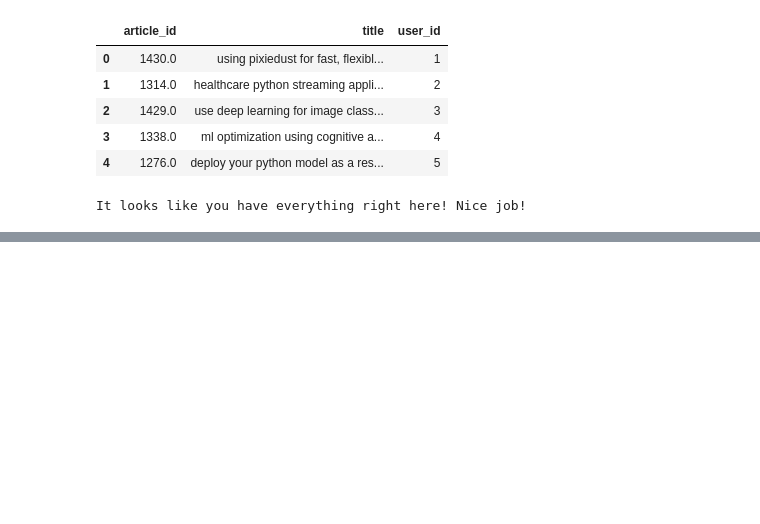
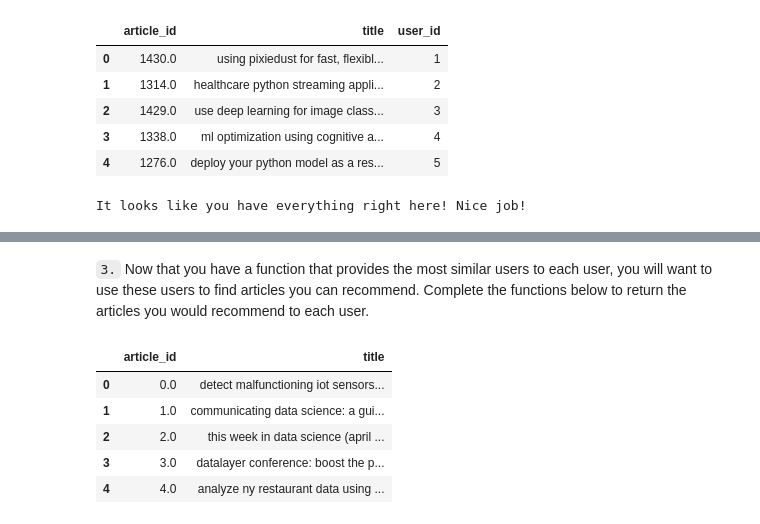
Before and after one commit to LarsTinnefeld/Recommendations_with_IBM, a Jupyter notebook: recomm_with_ibm.ipynb, the cells around one changed output, grey strips where cells are left out. Saved outputs shown, nothing was run; the diff lists cells and outputs as text; code cells hidden in the pictures; blank space fills up the shorter version.

```diff
--- a/recomm_with_ibm.ipynb
+++ b/recomm_with_ibm.ipynb
@@ -446,0 +595,24 @@ IndexError: index 0 is out of bounds for axis 0 with size 0
+# %% [markdown]
+`3.` Now that you have a function that provides the most similar users to each user, you will want to use these users to find articles you can recommend.  Complete the functions below to return the articles you would recommend to each user.
+# %%
+# Creating articles df
+df_articles = df_content[['article_id', 'doc_full_name']]
+df_articles.rename(columns={'doc_full_name': 'title'}, inplace=True)
+
+# Combining the two tables
+df_articles = pd.concat([df_articles, df[['article_id', 'title']]])
+
+# Grouping by ids (making unique list)
+df_articles = df_articles.groupby('article_id').first().reset_index()
+
+# The unitversity's test algoriths checks agains an altered text (all letters small)
+df_articles['title'] = df_articles['title'].str.lower()
+# %%
+df_articles.head()
+# %% [output]
+|  | article_id | title |
+| 0 | 0.0 | detect malfunctioning iot sensors... |
+| 1 | 1.0 | communicating data science: a gui... |
+| 2 | 2.0 | this week in data science (april ... |
+| 3 | 3.0 | datalayer conference: boost the p... |
+| 4 | 4.0 | analyze ny restaurant data using ... |
```
Also changed, not shown: parts of 28 cells of this notebook, 2 other files.
